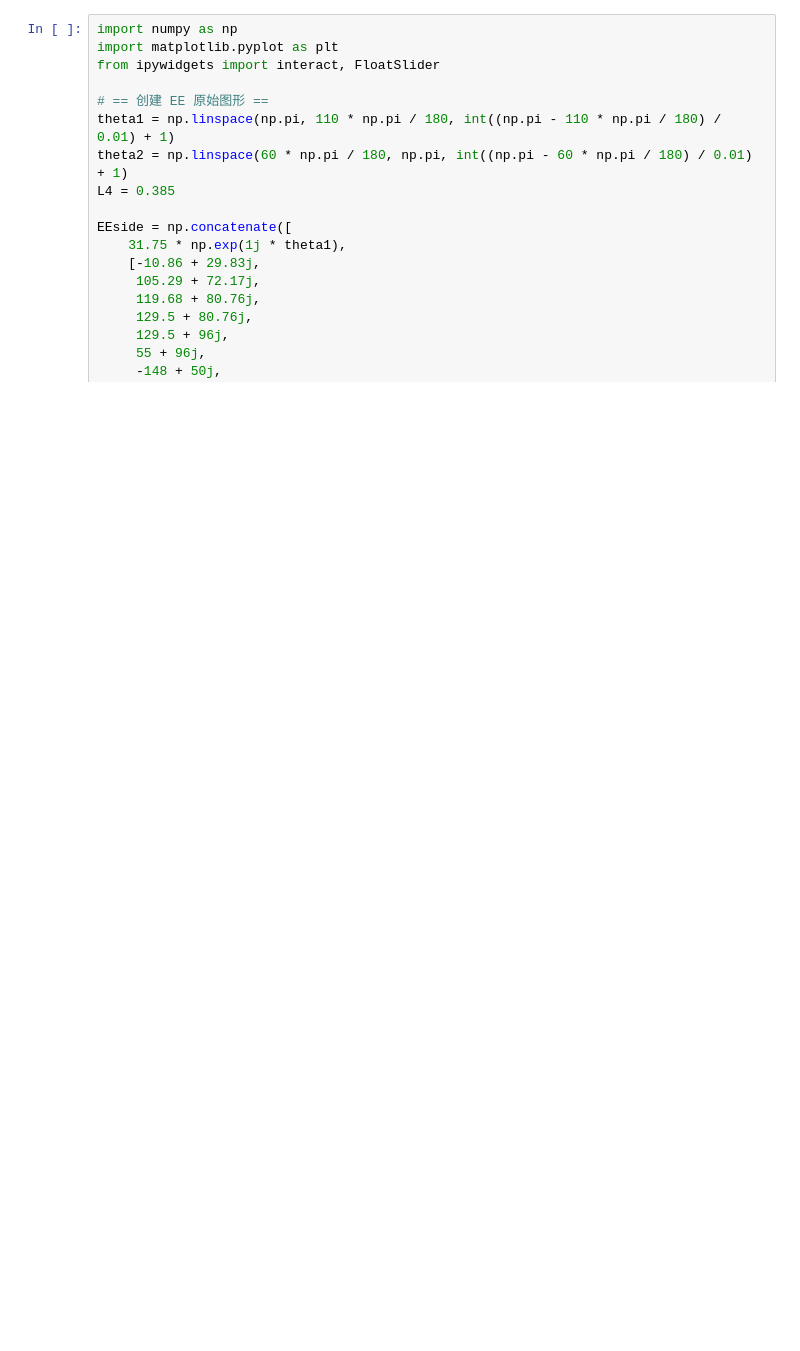
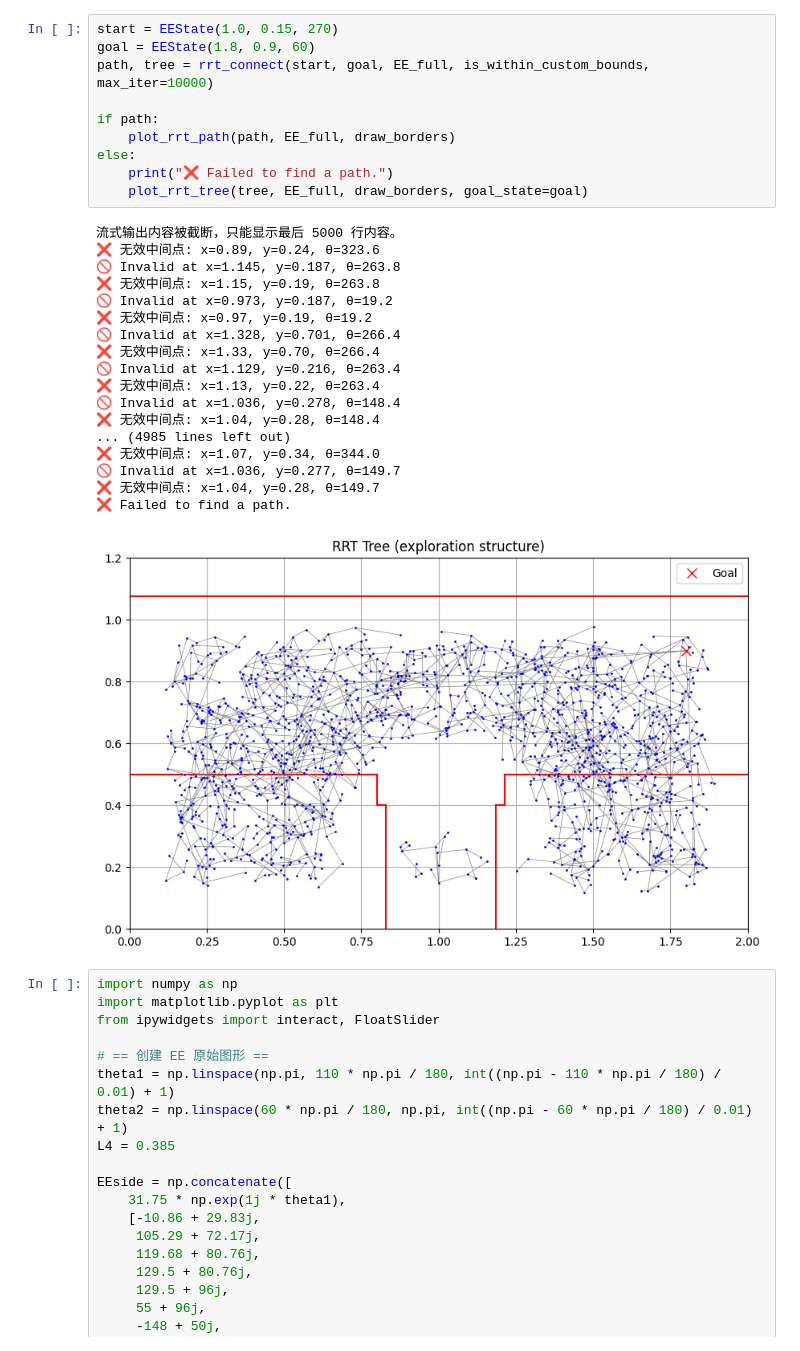
Before and after one commit to Wencheester/ee-tool, a Jupyter notebook: ee_controller.ipynb, the cells around one changed output. Saved outputs shown, nothing was run; the diff lists cells and outputs as text; blank space fills up the shorter version.

```diff
--- a/ee_controller.ipynb
+++ b/ee_controller.ipynb
@@ -1,3 +1,32 @@
+# %%
+start = EEState(1.0, 0.15, 270)
+goal = EEState(1.8, 0.9, 60)
+path, tree = rrt_connect(start, goal, EE_full, is_within_custom_bounds, max_iter=10000)
+
+if path:
+    plot_rrt_path(path, EE_full, draw_borders)
+else:
+    print("❌ Failed to find a path.")
+    plot_rrt_tree(tree, EE_full, draw_borders, goal_state=goal)
+# %% [output]
+流式输出内容被截断，只能显示最后 5000 行内容。
+❌ 无效中间点: x=0.89, y=0.24, θ=323.6
+🚫 Invalid at x=1.145, y=0.187, θ=263.8
+❌ 无效中间点: x=1.15, y=0.19, θ=263.8
+🚫 Invalid at x=0.973, y=0.187, θ=19.2
+❌ 无效中间点: x=0.97, y=0.19, θ=19.2
+🚫 Invalid at x=1.328, y=0.701, θ=266.4
+❌ 无效中间点: x=1.33, y=0.70, θ=266.4
+🚫 Invalid at x=1.129, y=0.216, θ=263.4
+❌ 无效中间点: x=1.13, y=0.22, θ=263.4
+🚫 Invalid at x=1.036, y=0.278, θ=148.4
+❌ 无效中间点: x=1.04, y=0.28, θ=148.4
+... (4985 lines left out)
+❌ 无效中间点: x=1.07, y=0.34, θ=344.0
+🚫 Invalid at x=1.036, y=0.277, θ=149.7
+❌ 无效中间点: x=1.04, y=0.28, θ=149.7
+❌ Failed to find a path.
+[figure, added]
 # %%
 import numpy as np
 import matplotlib.pyplot as plt
```
Also changed, not shown: parts of 10 cells of this notebook.
